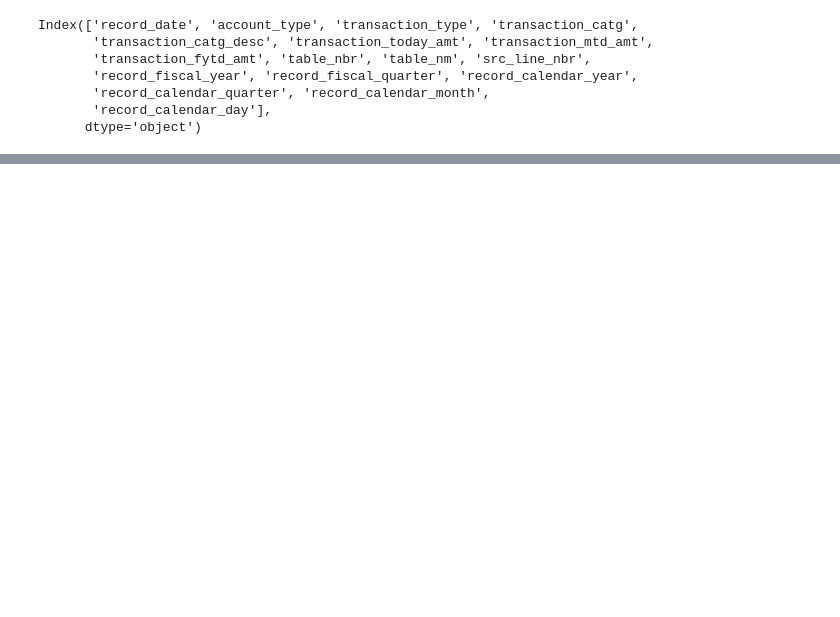
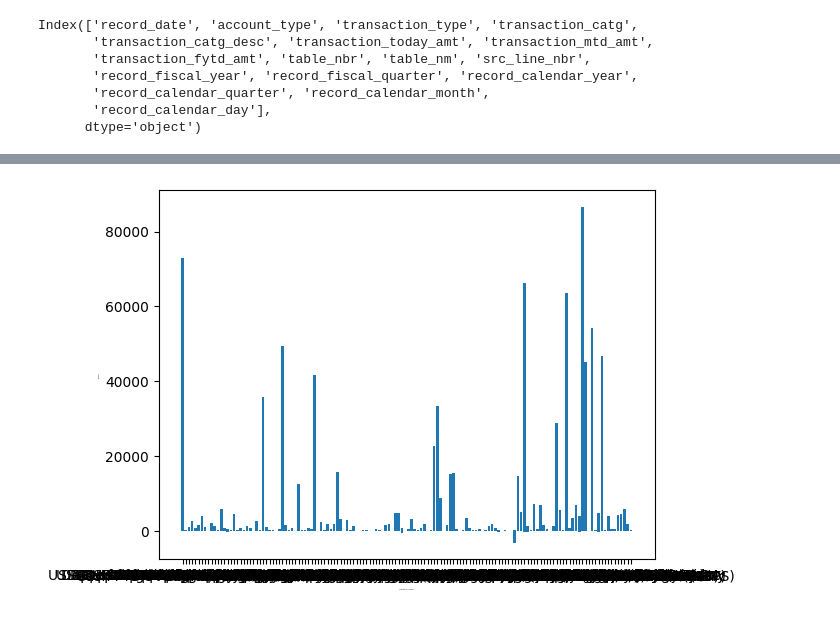
Before and after one commit to dallas-hansen/school, a Jupyter notebook: cis_123/projects/api_caller/classes/data2.ipynb, the cells around one changed output, grey strips where cells are left out. Drawn from its saved outputs; the diff is of its cells as text; code cells hidden in the pictures; blank space fills up the shorter version.

Commit message:
got the graph displaying

```diff
--- a/cis_123/projects/api_caller/classes/data2.ipynb
+++ b/cis_123/projects/api_caller/classes/data2.ipynb
@@ -264,0 +223,10 @@ plt.show()
+# %%
+df = data.df.dropna(subset=['transaction_catg'])
+remove = [
+    'Sub-Total Deposits',
+    'Sub-Total Withdrawals',
+    'Public Debt Cash Issues (Table IIIB)',
+    'Public Debt Cash Redemp. (Table IIIB)'
+    ]
+df = df[~df['transaction_catg'].isin(remove)]
+df['transaction_catg'].unique()
@@ -264,0 +251,7 @@ plt.show()
+# %%
+plt.bar(x=df['transaction_catg'], height=df['transaction_today_amt'])
+plt.xlabel('Transaction Category', fontsize=1)
+plt.ylabel('Amount', fontsize=1)
+plt.show()
+# %% [output]
+[figure, added]
```
Also changed, not shown: parts of 6 cells of this notebook.
